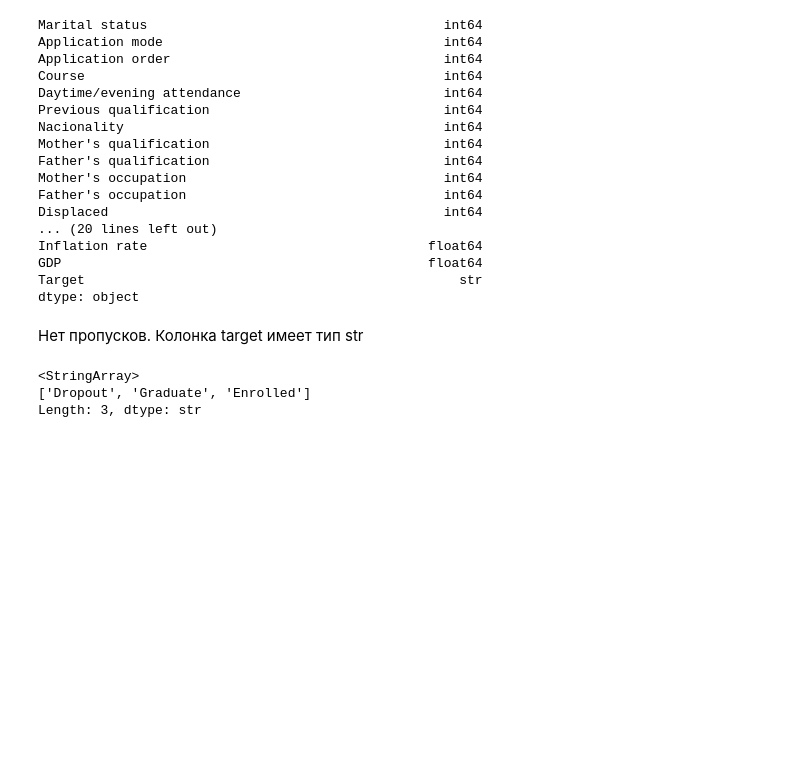
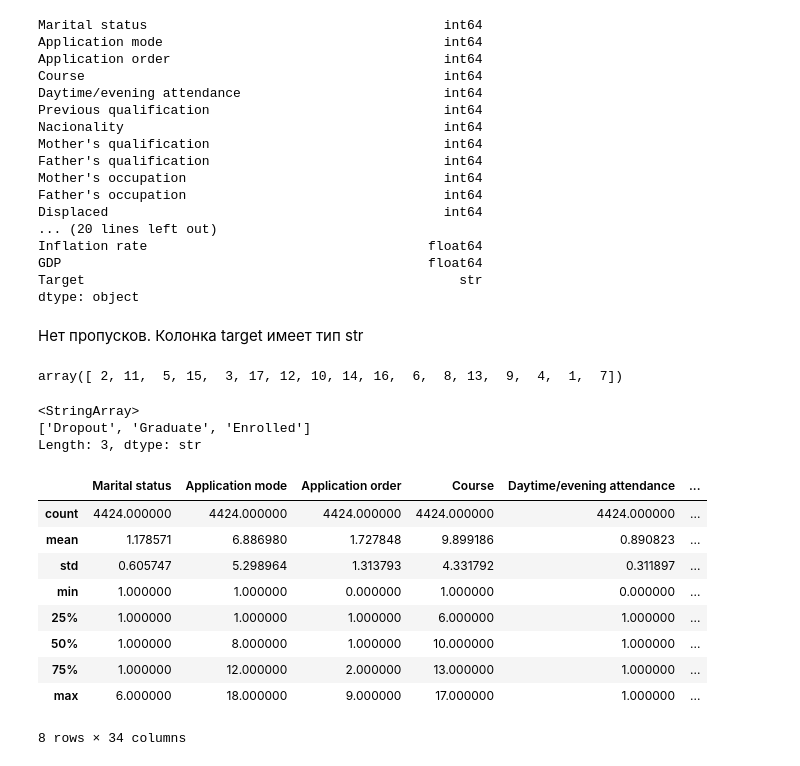
Before and after one commit to Eg0r-S/Project_predict_students_dropout_and_academic_success, a Jupyter notebook: processering_dataset.ipynb, the cells around one changed output. Saved outputs shown, nothing was run; the diff lists cells and outputs as text; code cells hidden in the pictures; blank space fills up the shorter version.

```diff
--- a/processering_dataset.ipynb
+++ b/processering_dataset.ipynb
@@ -50,6 +50,10 @@ Target                                                str
 dtype: object
 # %% [markdown]
 Нет пропусков. Колонка target имеет тип str
+# %%
+df["Course"].unique()
+# %% [output]
+array([ 2, 11,  5, 15,  3, 17, 12, 10, 14, 16,  6,  8, 13,  9,  4,  1,  7])
 # %%
 df["Target"].unique()
 # %% [output]
@@ -59,2 +65,13 @@ Length: 3, dtype: str
 # %%
-df.describe
+rep_df.describe()
+# %% [output]
+|  | Marital status | Application mode | Application order | Course | Daytime/evening attendance | ... |
+| count | 4424.000000 | 4424.000000 | 4424.000000 | 4424.000000 | 4424.000000 | ... |
+| mean | 1.178571 | 6.886980 | 1.727848 | 9.899186 | 0.890823 | ... |
+| std | 0.605747 | 5.298964 | 1.313793 | 4.331792 | 0.311897 | ... |
+| min | 1.000000 | 1.000000 | 0.000000 | 1.000000 | 0.000000 | ... |
+| 25% | 1.000000 | 1.000000 | 1.000000 | 6.000000 | 1.000000 | ... |
+| 50% | 1.000000 | 8.000000 | 1.000000 | 10.000000 | 1.000000 | ... |
+| 75% | 1.000000 | 12.000000 | 2.000000 | 13.000000 | 1.000000 | ... |
+| max | 6.000000 | 18.000000 | 9.000000 | 17.000000 | 1.000000 | ... |
+8 rows × 34 columns
```
Also changed, not shown: parts of 3 cells of this notebook.
